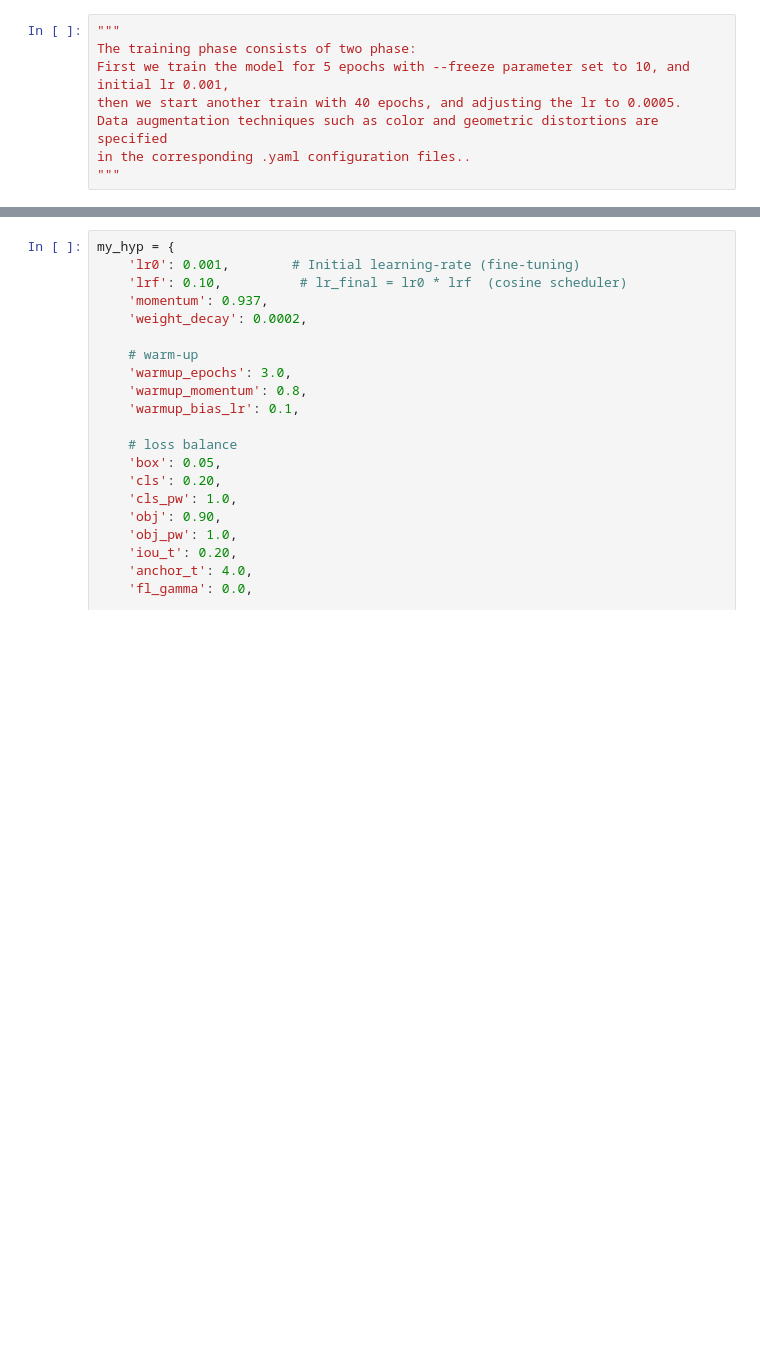
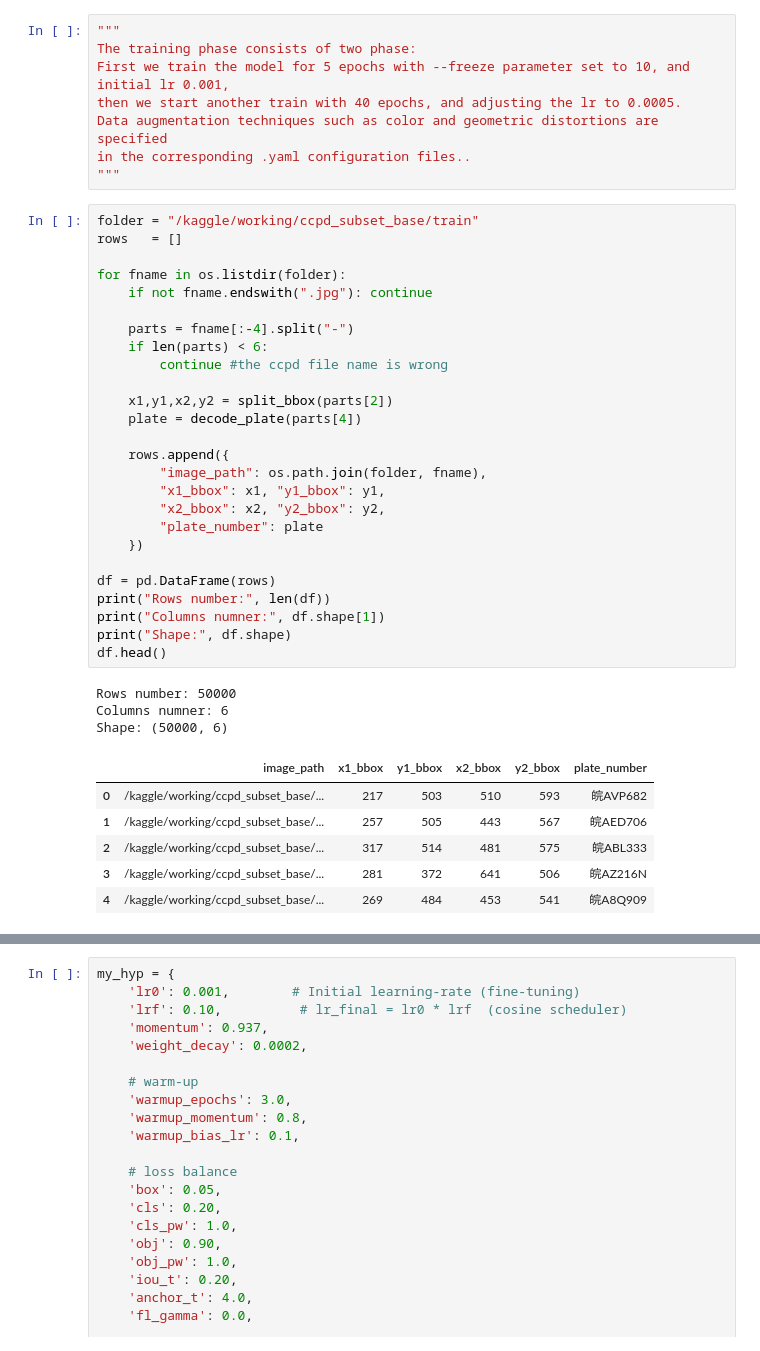
Before and after one commit to giankev/PDLPR-algorithm, a Jupyter notebook: scr/yolov5/yolov5.ipynb, the cells around one changed output, grey strips where cells are left out. Cells and saved outputs as stored; diff of their text form; blank space fills up the shorter version.

```diff
--- a/scr/yolov5/yolov5.ipynb
+++ b/scr/yolov5/yolov5.ipynb
@@ -239,6 +217,42 @@ then we start another train with 40 epochs, and adjusting the lr to 0.0005.
 Data augmentation techniques such as color and geometric distortions are specified
 in the corresponding .yaml configuration files..
 """
+# %%
+folder = "/kaggle/working/ccpd_subset_base/train"
+rows   = []
+
+for fname in os.listdir(folder):
+    if not fname.endswith(".jpg"): continue
+
+    parts = fname[:-4].split("-")
+    if len(parts) < 6:
+        continue #the ccpd file name is wrong
+
+    x1,y1,x2,y2 = split_bbox(parts[2])
+    plate = decode_plate(parts[4])
+
+    rows.append({
+        "image_path": os.path.join(folder, fname),
+        "x1_bbox": x1, "y1_bbox": y1,
+        "x2_bbox": x2, "y2_bbox": y2,
+        "plate_number": plate
+    })
+
+df = pd.DataFrame(rows)
+print("Rows number:", len(df))
+print("Columns numner:", df.shape[1])
+print("Shape:", df.shape)
+df.head()
+# %% [output]
+Rows number: 50000
+Columns numner: 6
+Shape: (50000, 6)
+|  | image_path | x1_bbox | y1_bbox | x2_bbox | y2_bbox | plate_number |
+| 0 | /kaggle/working/ccpd_subset_base/... | 217 | 503 | 510 | 593 | 皖AVP682 |
+| 1 | /kaggle/working/ccpd_subset_base/... | 257 | 505 | 443 | 567 | 皖AED706 |
+| 2 | /kaggle/working/ccpd_subset_base/... | 317 | 514 | 481 | 575 | 皖ABL333 |
+| 3 | /kaggle/working/ccpd_subset_base/... | 281 | 372 | 641 | 506 | 皖AZ216N |
+| 4 | /kaggle/working/ccpd_subset_base/... | 269 | 484 | 453 | 541 | 皖A8Q909 |
 # %%
 #we split the dataset in 80/20 for training phase.
 df_train, df_val = train_test_split(df, test_size=0.2, shuffle=True, random_state=42)
```
Also changed, not shown: parts of 15 cells of this notebook.
